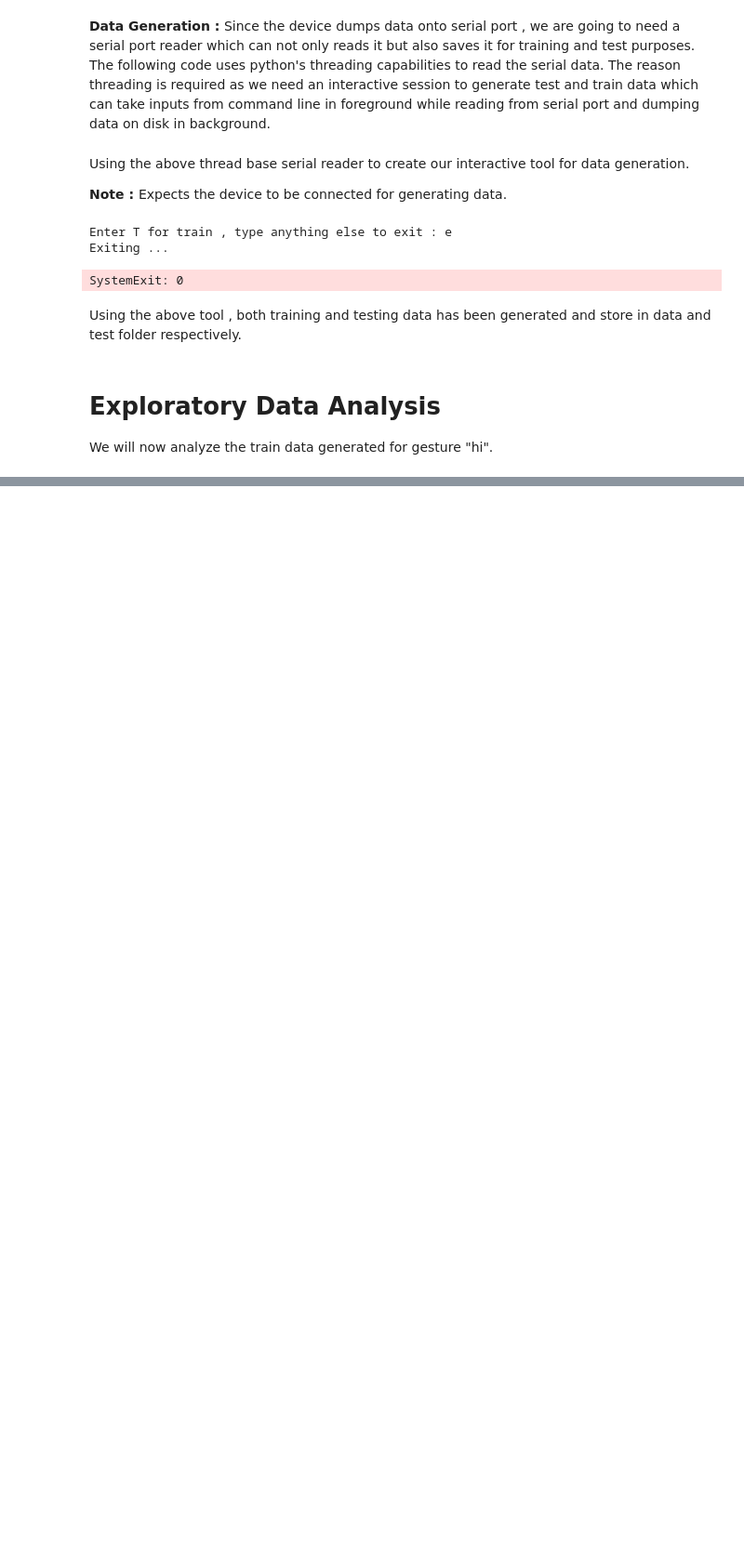
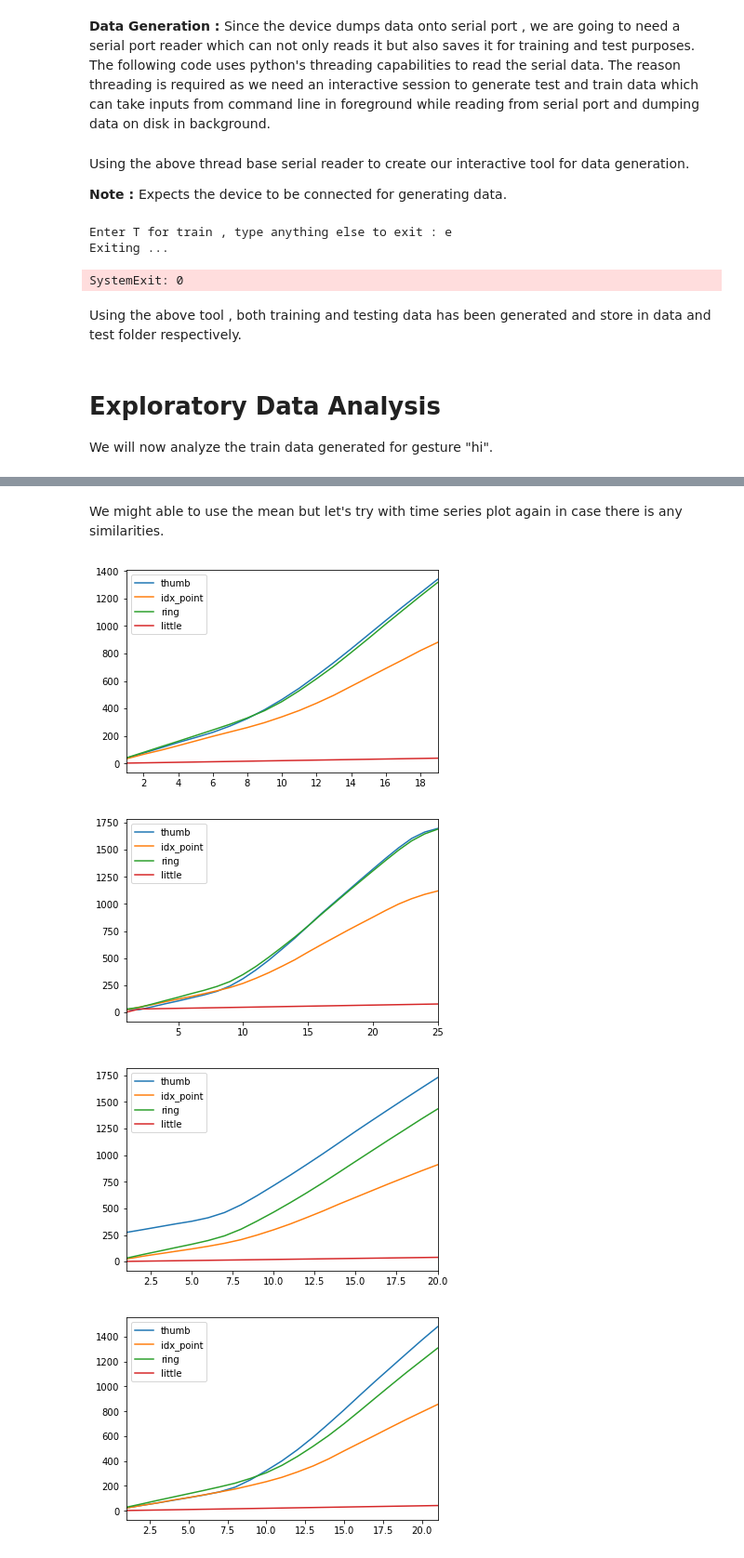
Before and after one commit to sabyasachi087/aml-gesture-recognition, a Jupyter notebook: gesture_recognition_project_report.ipynb, the cells around one changed output, grey strips where cells are left out. Shown at 93% size. Cells and saved outputs as stored; diff of their text form; code cells hidden in the pictures; blank space fills up the shorter version.

```diff
--- a/gesture_recognition_project_report.ipynb
+++ b/gesture_recognition_project_report.ipynb
@@ -121,0 +239,3 @@ We will now analyze the train data generated for gesture "hi".
+# %%
+data_list = getData(gesture='hi')
+data_list[2][['thumb', 'idx_point', 'middle', 'ring', 'little']].head()
@@ -121,0 +249,4 @@ We will now analyze the train data generated for gesture "hi".
+# %%
+for data in data_list:
+    fing_data = data[['thumb', 'idx_point', 'middle', 'ring', 'little']]
+    print(fing_data.describe())
@@ -121,0 +271,13 @@ We will now analyze the train data generated for gesture "hi".
+# %% [markdown]
+We might able to use the mean but let's try with time series plot again in case there is any similarities.
+# %%
+data_list = getData(gesture='alright')
+for data in data_list:
+    fing_ts = data[['thumb', 'idx_point', 'middle', 'ring', 'little']].cumsum()
+    fing_ts.plot()
+plt.show()
+# %% [output]
+[figure, added]
+[figure, added]
+[figure, added]
+[figure, added]
```
Also changed, not shown: parts of 16 cells of this notebook, 2 other files.
